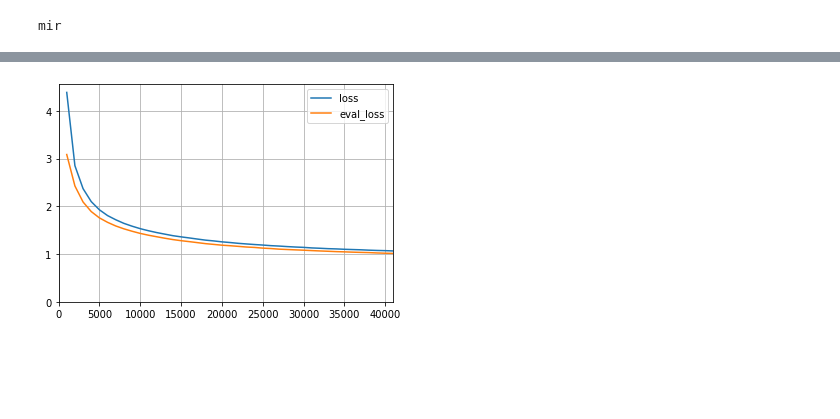
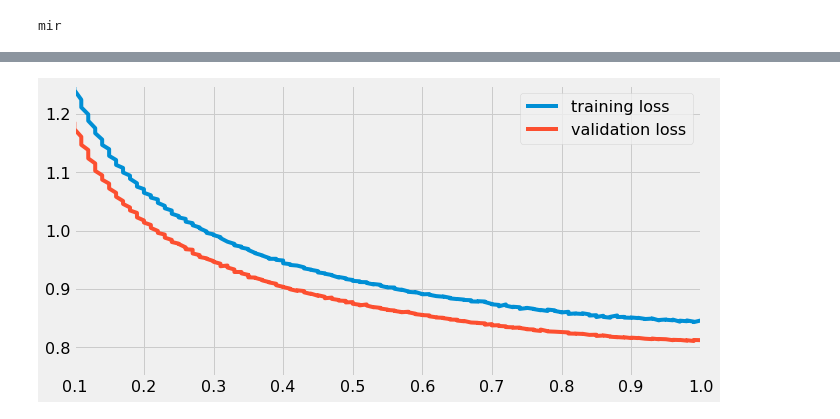
Before and after one commit to Witiko/scm-at-arqmath3, a Jupyter notebook: 03-finetune-roberta.ipynb, the cells around one changed output, grey strips where cells are left out. Cells and saved outputs as stored; diff of their text form; code cells hidden in the pictures; blank space fills up the shorter version.

Commit message:
Update learning curves in `03-finetune-roberta.ipynb`

```diff
--- a/03-finetune-roberta.ipynb
+++ b/03-finetune-roberta.ipynb
@@ -33,23 +47,28 @@ train_losses = []
 validation_losses = []
 
 for log in trainer_state['log_history']:
-    step = int(log['step'])
+    epoch = float(log['epoch'])
     if 'loss' in log:
         loss = float(log['loss'])
-        train_losses.append((step, loss))
+        train_losses.append((epoch, loss))
     if 'eval_loss' in log:
         eval_loss = float(log['eval_loss'])
-        validation_losses.append((step, eval_loss))
+        validation_losses.append((epoch, eval_loss))
 # %%
 from typing import Tuple
 
 import matplotlib.pyplot as plt
 
-plt.plot(*zip(*train_losses), label='loss')
-plt.plot(*zip(*validation_losses), label='eval_loss')
-plt.grid()
-plt.xlim((0, step))
-plt.ylim((0, None))
+plt.style.use('fivethirtyeight')
+plt.rc('xtick', labelsize=16)
+plt.rc('ytick', labelsize=16)
+plt.rc('legend', fontsize=16)
+
+plt.figure(figsize=(10, 5))
+plt.plot(*zip(*train_losses), label='training loss')
+plt.plot(*zip(*validation_losses), label='validation loss')
+plt.xlim((0.1, epoch))
+plt.ylim((0.75, 1.25))
 _ = plt.legend()
 # %% [output]
-[figure, old version]
+[figure, new version]
```
Also changed, not shown: parts of 4 cells of this notebook.
